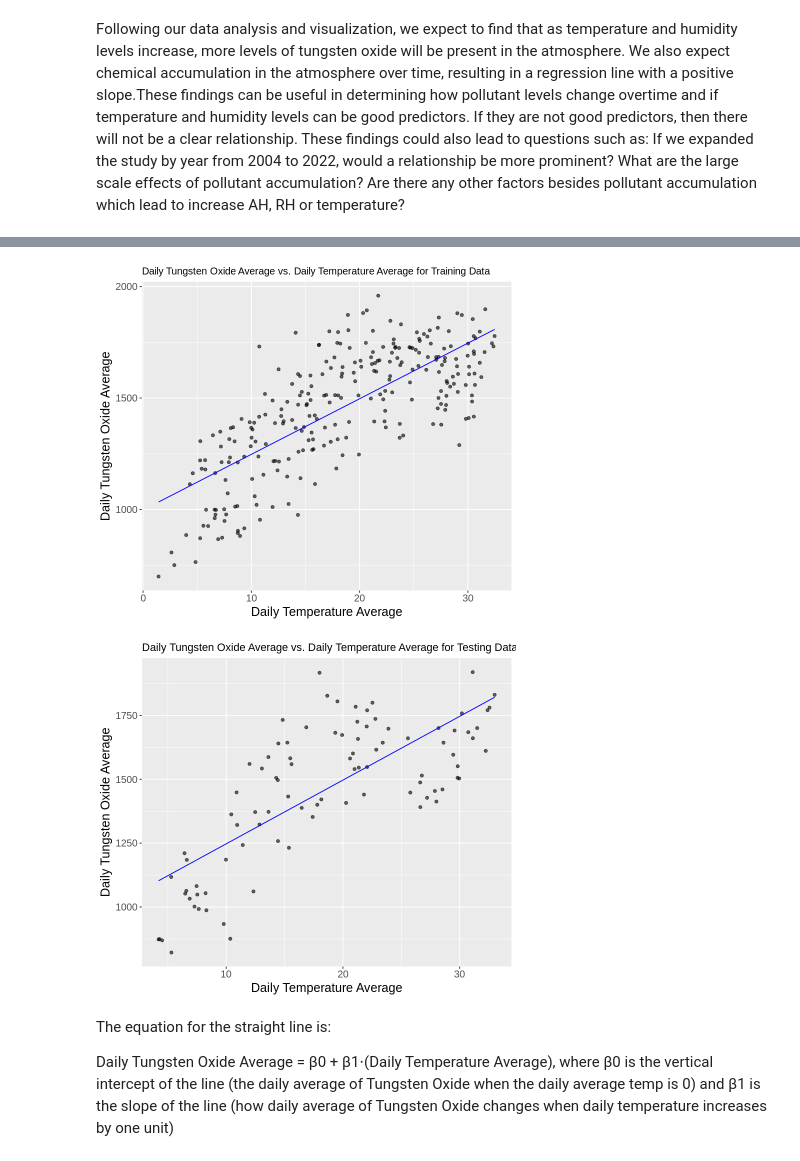
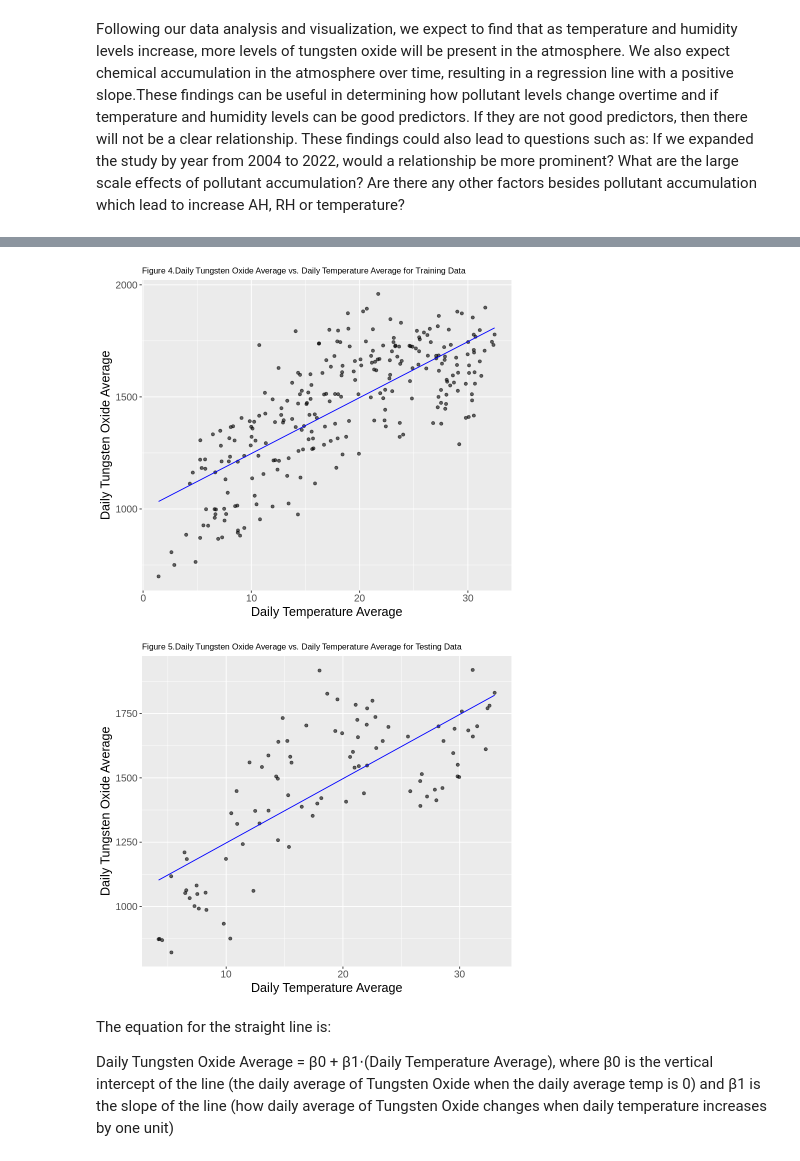
Before and after one commit to recompton/DSCI100_group_project, a Jupyter notebook: Final Project.ipynb, the cells around one changed output, grey strips where cells are left out. Drawn from its saved outputs; the diff is of its cells as text; code cells hidden in the pictures.

```diff
--- a/Final Project.ipynb
+++ b/Final Project.ipynb
@@ -216,37 +217,37 @@ lm_predictions_T <- preds_T |>
          geom_line(
              mapping = aes(x = daily_avg_T, y = .pred),
              color = "blue") +
-         labs(title = "Daily Tungsten Oxide Average vs. Daily Temperature Average for Training Data",
+         labs(title = "Figure 4.Daily Tungsten Oxide Average vs. Daily Temperature Average for Training Data",
        x = "Daily Temperature Average",
        y = "Daily Tungsten Oxide Average") +
          theme(text = element_text(size = 15)) +
-        theme(plot.title = element_text(size = 12))
+        theme(plot.title = element_text(size = 10))
 
 
 lm_predictions_T
 # %% [output]
-[figure, old version]
+[figure, new version]
 # %%
 test_preds_T <- lm_fit_T |>
          predict(avg_air_quality_test) |>
          bind_cols(avg_air_quality_test)
 
 options(repr.plot.width = 7, repr.plot.height = 6)
 
 lm_predictions_test_T <- test_preds_T |>
       ggplot(aes(x = daily_avg_T, y = daily_avg_TO)) +
          geom_point(alpha = 0.6) +
          geom_line(
              mapping = aes(x = daily_avg_T, y = .pred),
              color = "blue") +
-         labs(title = "Daily Tungsten Oxide Average vs. Daily Temperature Average for Testing Data",
+         labs(title = "Figure 5.Daily Tungsten Oxide Average vs. Daily Temperature Average for Testing Data",
        x = "Daily Temperature Average",
        y = "Daily Tungsten Oxide Average") +
          theme(text = element_text(size = 15)) +
-        theme(plot.title = element_text(size = 13))
+        theme(plot.title = element_text(size = 10))
 lm_predictions_test_T
 # %% [output]
-[figure, old version]
+[figure, new version]
 # %% [markdown]
 The equation for the straight line is:
 
```
Also changed, not shown: parts of 16 cells of this notebook.
